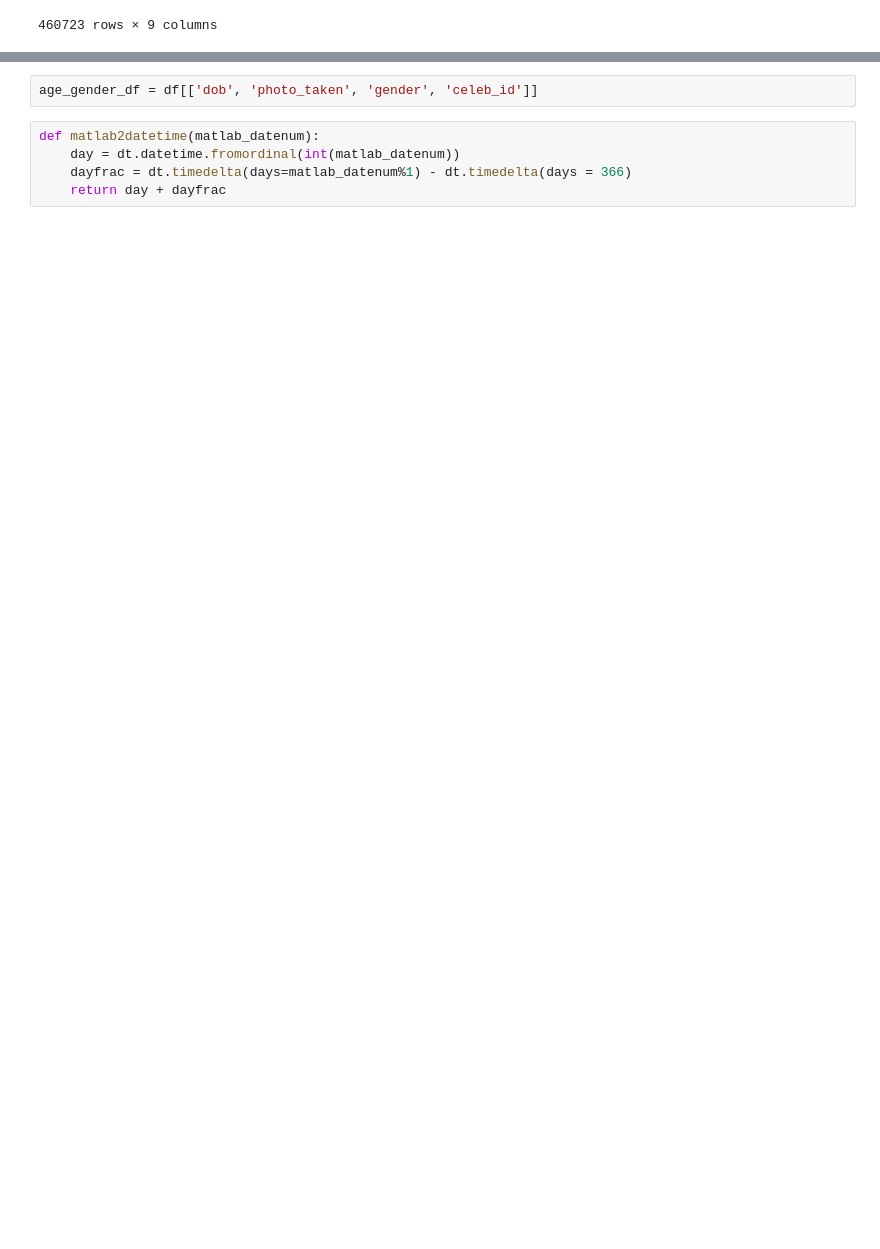
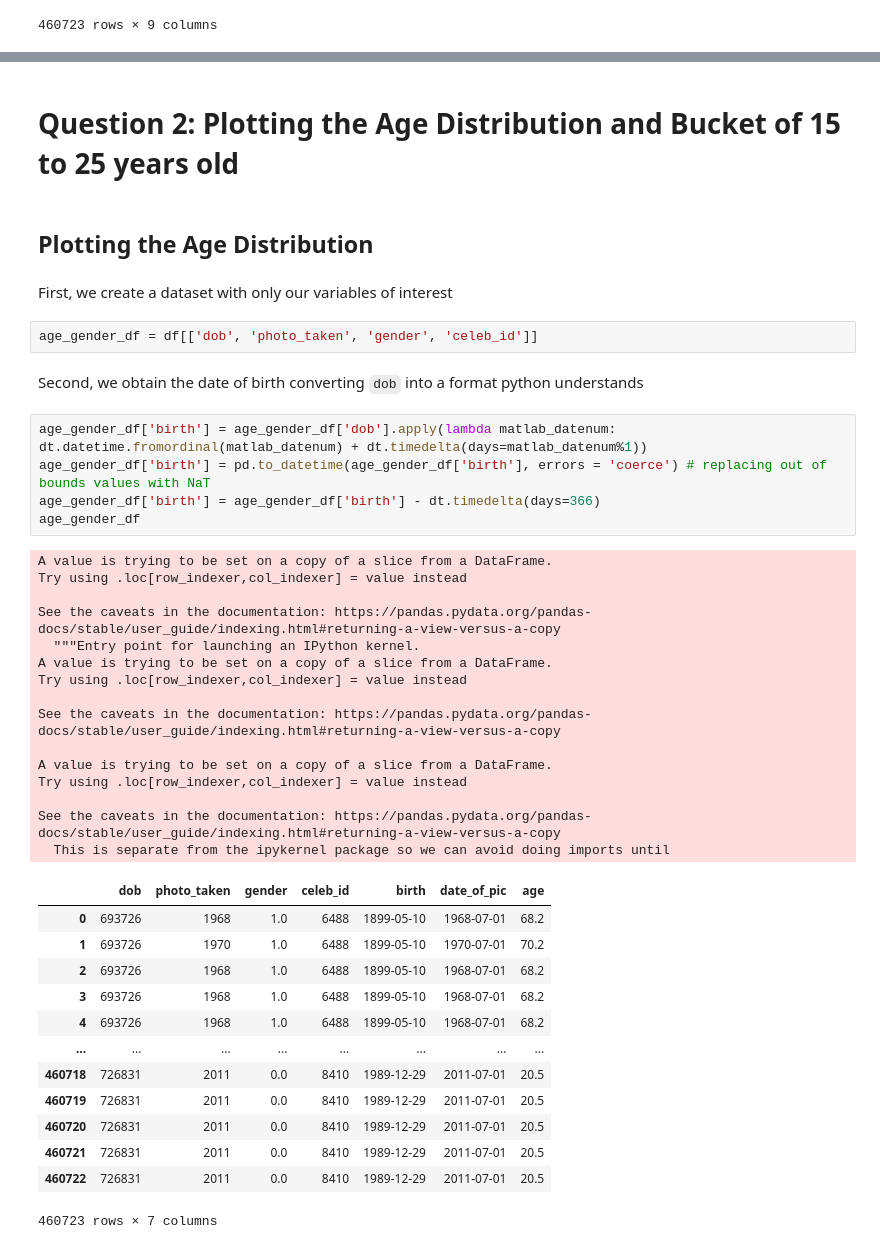
Before and after one commit to mgutierrezc/CAAI-IMDB-WIKI, a Jupyter notebook: CAAI Data Task - Marco Gutierrez.ipynb, the cells around one changed output, grey strips where cells are left out. Saved outputs shown, nothing was run; the diff lists cells and outputs as text; blank space fills up the shorter version.

Commit message:
finished questions 1 to 3

```diff
--- a/CAAI Data Task - Marco Gutierrez.ipynb
+++ b/CAAI Data Task - Marco Gutierrez.ipynb
@@ -76,7 +74,44 @@ df # displaying the dataframe
+# %% [markdown]
+# Question 2: Plotting the Age Distribution and Bucket of 15 to 25 years old
+# %% [markdown]
+## Plotting the Age Distribution
+# %% [markdown]
+First, we create a dataset with only our variables of interest
 # %%
 age_gender_df = df[['dob', 'photo_taken', 'gender', 'celeb_id']]
+# %% [markdown]
+Second, we obtain the date of birth converting `dob` into a format python understands
 # %%
-def matlab2datetime(matlab_datenum):
-    day = dt.datetime.fromordinal(int(matlab_datenum))
-    dayfrac = dt.timedelta(days=matlab_datenum%1) - dt.timedelta(days = 366)
-    return day + dayfrac
+age_gender_df['birth'] = age_gender_df['dob'].apply(lambda matlab_datenum: dt.datetime.fromordinal(matlab_datenum) + dt.timedelta(days=matlab_datenum%1))
+age_gender_df['birth'] = pd.to_datetime(age_gender_df['birth'], errors = 'coerce') # replacing out of bounds values with NaT
+age_gender_df['birth'] = age_gender_df['birth'] - dt.timedelta(days=366)
+age_gender_df
+# %% [output]
+A value is trying to be set on a copy of a slice from a DataFrame.
+Try using .loc[row_indexer,col_indexer] = value instead
+
+See the caveats in the documentation: https://pandas.pydata.org/pandas-docs/stable/user_guide/indexing.html#returning-a-view-versus-a-copy
+  """Entry point for launching an IPython kernel.
+A value is trying to be set on a copy of a slice from a DataFrame.
+Try using .loc[row_indexer,col_indexer] = value instead
+
+See the caveats in the documentation: https://pandas.pydata.org/pandas-docs/stable/user_guide/indexing.html#returning-a-view-versus-a-copy
+
+A value is trying to be set on a copy of a slice from a DataFrame.
+Try using .loc[row_indexer,col_indexer] = value instead
+
+See the caveats in the documentation: https://pandas.pydata.org/pandas-docs/stable/user_guide/indexing.html#returning-a-view-versus-a-copy
+  This is separate from the ipykernel package so we can avoid doing imports until
+|  | dob | photo_taken | gender | celeb_id | birth | date_of_pic | age |
+| 0 | 693726 | 1968 | 1.0 | 6488 | 1899-05-10 | 1968-07-01 | 68.2 |
+| 1 | 693726 | 1970 | 1.0 | 6488 | 1899-05-10 | 1970-07-01 | 70.2 |
+| 2 | 693726 | 1968 | 1.0 | 6488 | 1899-05-10 | 1968-07-01 | 68.2 |
+| 3 | 693726 | 1968 | 1.0 | 6488 | 1899-05-10 | 1968-07-01 | 68.2 |
+| 4 | 693726 | 1968 | 1.0 | 6488 | 1899-05-10 | 1968-07-01 | 68.2 |
+| ... | ... | ... | ... | ... | ... | ... | ... |
+| 460718 | 726831 | 2011 | 0.0 | 8410 | 1989-12-29 | 2011-07-01 | 20.5 |
+| 460719 | 726831 | 2011 | 0.0 | 8410 | 1989-12-29 | 2011-07-01 | 20.5 |
+| 460720 | 726831 | 2011 | 0.0 | 8410 | 1989-12-29 | 2011-07-01 | 20.5 |
+| 460721 | 726831 | 2011 | 0.0 | 8410 | 1989-12-29 | 2011-07-01 | 20.5 |
+| 460722 | 726831 | 2011 | 0.0 | 8410 | 1989-12-29 | 2011-07-01 | 20.5 |
+460723 rows × 7 columns
```
Also changed, not shown: parts of 18 cells of this notebook.
